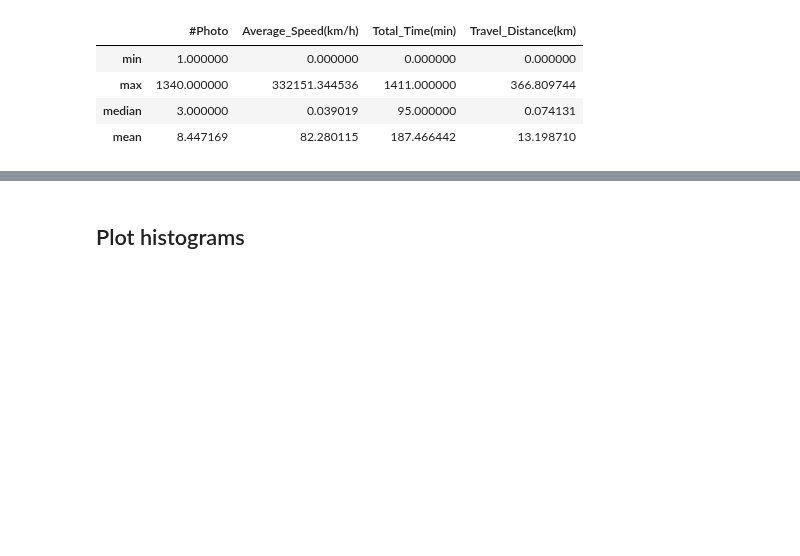
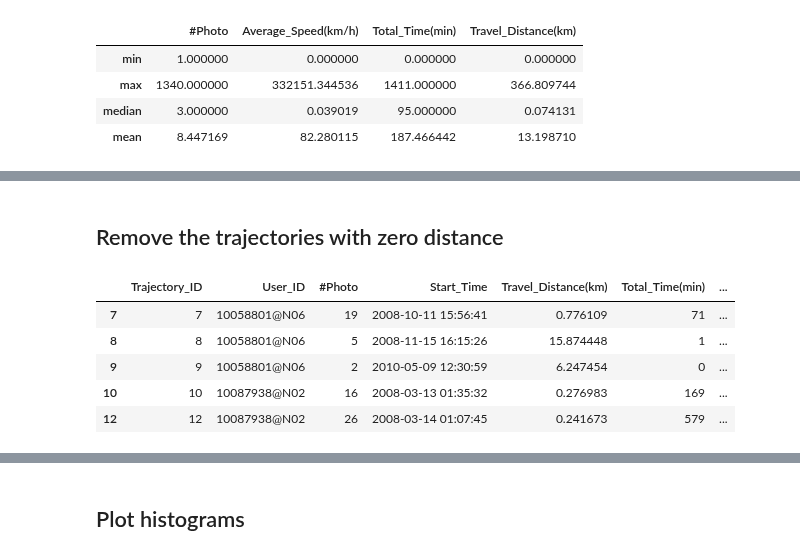
Before and after one commit to chengsoonong/digbeta, a Jupyter notebook: tour/flickr_analysis.ipynb, the cells around one changed output, grey strips where cells are left out. Cells and saved outputs as stored; diff of their text form; code cells hidden in the pictures; blank space fills up the shorter version.

```diff
--- a/tour/flickr_analysis.ipynb
+++ b/tour/flickr_analysis.ipynb
@@ -53,0 +91,12 @@ basic_stats
+# %% [markdown]
+## Remove the trajectories with zero distance
+# %%
+traj_stats3 = traj_stats_new[traj_stats_new['Travel_Distance(km)']>1e-3]
+traj_stats3.head()
+# %% [output]
+|  | Trajectory_ID | User_ID | #Photo | Start_Time | Travel_Distance(km) | Total_Time(min) | ... |
+| 7 | 7 | 10058801@N06 | 19 | 2008-10-11 15:56:41 | 0.776109 | 71 | ... |
+| 8 | 8 | 10058801@N06 | 5 | 2008-11-15 16:15:26 | 15.874448 | 1 | ... |
+| 9 | 9 | 10058801@N06 | 2 | 2010-05-09 12:30:59 | 6.247454 | 0 | ... |
+| 10 | 10 | 10087938@N02 | 16 | 2008-03-13 01:35:32 | 0.276983 | 169 | ... |
+| 12 | 12 | 10087938@N02 | 26 | 2008-03-14 01:07:45 | 0.241673 | 579 | ... |
```
Also changed, not shown: parts of 12 cells of this notebook, 1 other file.
